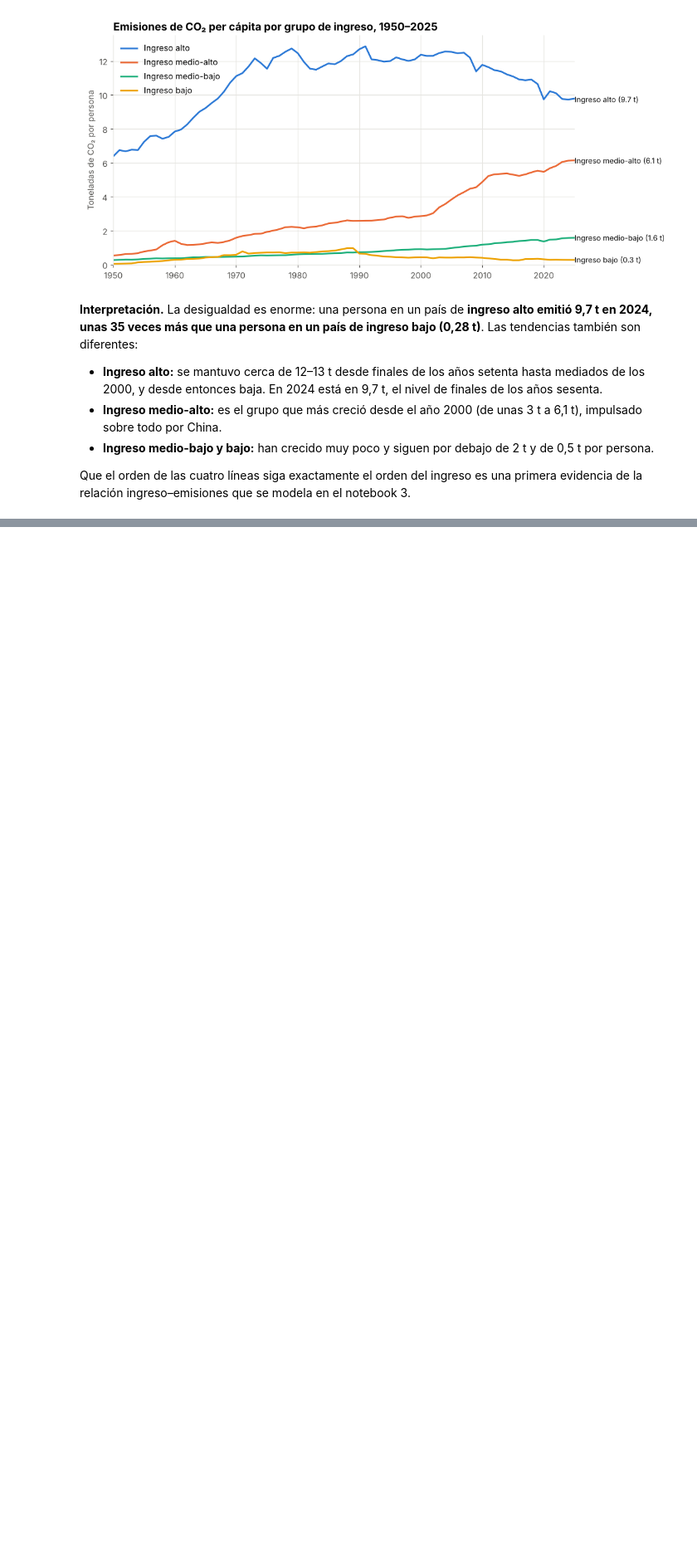
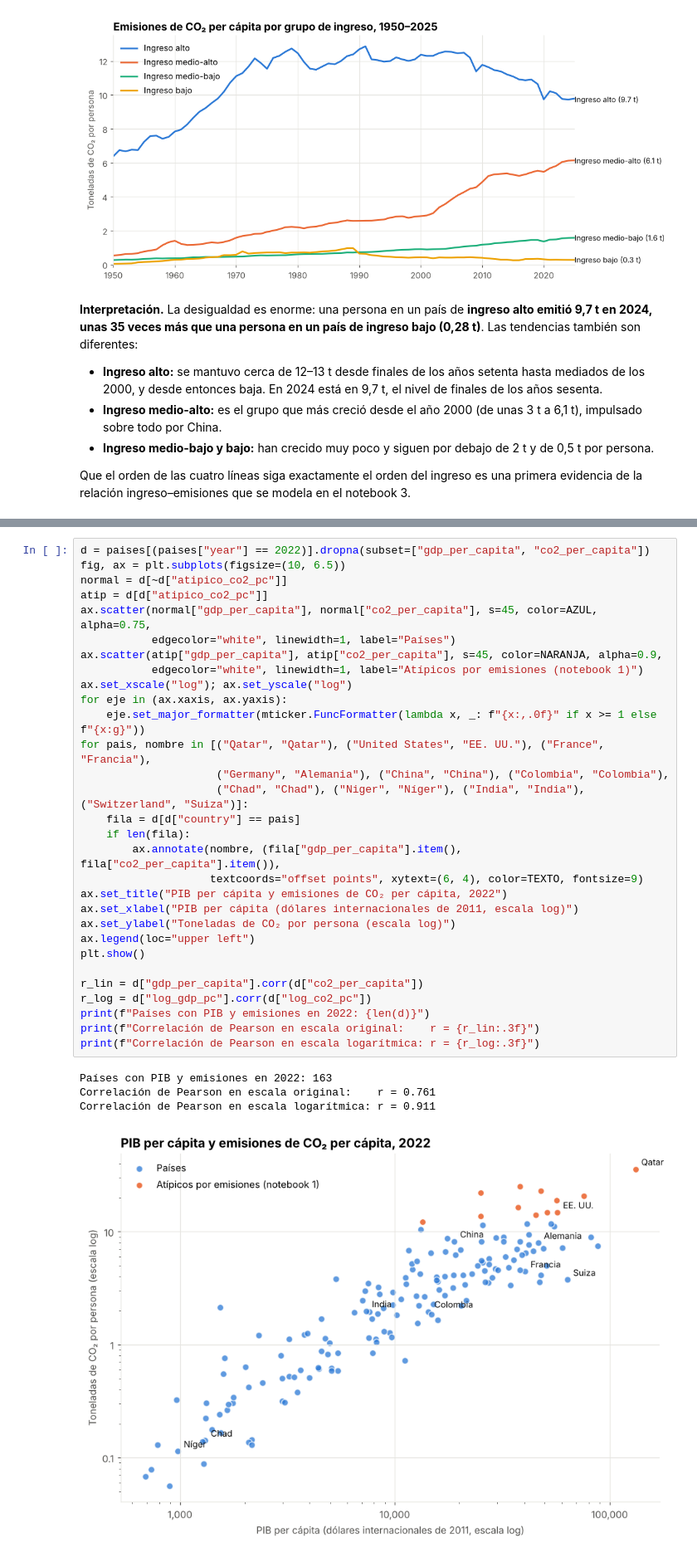
Before and after one commit to felipecasta0330/proyecto-final-co2, a Jupyter notebook: notebooks/02_visualizacion_eda.ipynb, the cells around one changed output, grey strips where cells are left out. Shown at 83% size. Cells and saved outputs as stored; diff of their text form; blank space fills up the shorter version.

Commit message:
Actualiza notebook 2 con la versión final completa

```diff
--- a/notebooks/02_visualizacion_eda.ipynb
+++ b/notebooks/02_visualizacion_eda.ipynb
@@ -191,0 +283,35 @@ Que el orden de las cuatro líneas siga exactamente el orden del ingreso es una
+# %%
+d = paises[(paises["year"] == 2022)].dropna(subset=["gdp_per_capita", "co2_per_capita"])
+fig, ax = plt.subplots(figsize=(10, 6.5))
+normal = d[~d["atipico_co2_pc"]]
+atip = d[d["atipico_co2_pc"]]
+ax.scatter(normal["gdp_per_capita"], normal["co2_per_capita"], s=45, color=AZUL, alpha=0.75,
+           edgecolor="white", linewidth=1, label="Países")
+ax.scatter(atip["gdp_per_capita"], atip["co2_per_capita"], s=45, color=NARANJA, alpha=0.9,
+           edgecolor="white", linewidth=1, label="Atípicos por emisiones (notebook 1)")
+ax.set_xscale("log"); ax.set_yscale("log")
+for eje in (ax.xaxis, ax.yaxis):
+    eje.set_major_formatter(mticker.FuncFormatter(lambda x, _: f"{x:,.0f}" if x >= 1 else f"{x:g}"))
+for pais, nombre in [("Qatar", "Qatar"), ("United States", "EE. UU."), ("France", "Francia"),
+                     ("Germany", "Alemania"), ("China", "China"), ("Colombia", "Colombia"),
+                     ("Chad", "Chad"), ("Niger", "Níger"), ("India", "India"), ("Switzerland", "Suiza")]:
+    fila = d[d["country"] == pais]
+    if len(fila):
+        ax.annotate(nombre, (fila["gdp_per_capita"].item(), fila["co2_per_capita"].item()),
+                    textcoords="offset points", xytext=(6, 4), color=TEXTO, fontsize=9)
+ax.set_title("PIB per cápita y emisiones de CO₂ per cápita, 2022")
+ax.set_xlabel("PIB per cápita (dólares internacionales de 2011, escala log)")
+ax.set_ylabel("Toneladas de CO₂ por persona (escala log)")
+ax.legend(loc="upper left")
+plt.show()
+
+r_lin = d["gdp_per_capita"].corr(d["co2_per_capita"])
+r_log = d["log_gdp_pc"].corr(d["log_co2_pc"])
+print(f"Países con PIB y emisiones en 2022: {len(d)}")
+print(f"Correlación de Pearson en escala original:    r = {r_lin:.3f}")
+print(f"Correlación de Pearson en escala logarítmica: r = {r_log:.3f}")
+# %% [output]
+Países con PIB y emisiones en 2022: 163
+Correlación de Pearson en escala original:    r = 0.761
+Correlación de Pearson en escala logarítmica: r = 0.911
+[figure, added]
```
Also changed, not shown: parts of 12 cells of this notebook.
